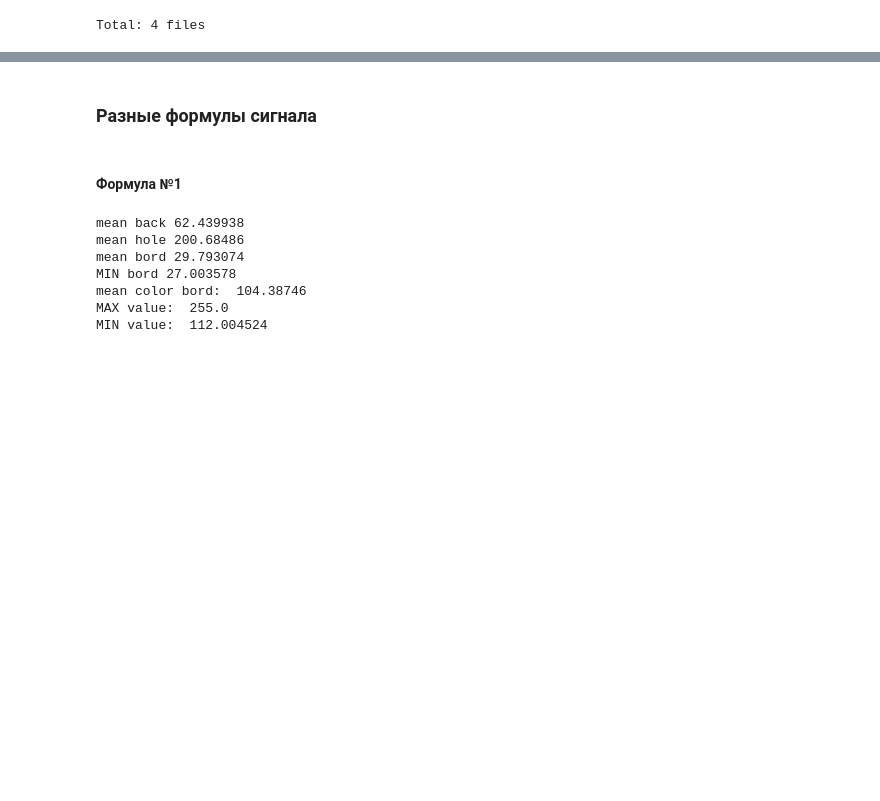
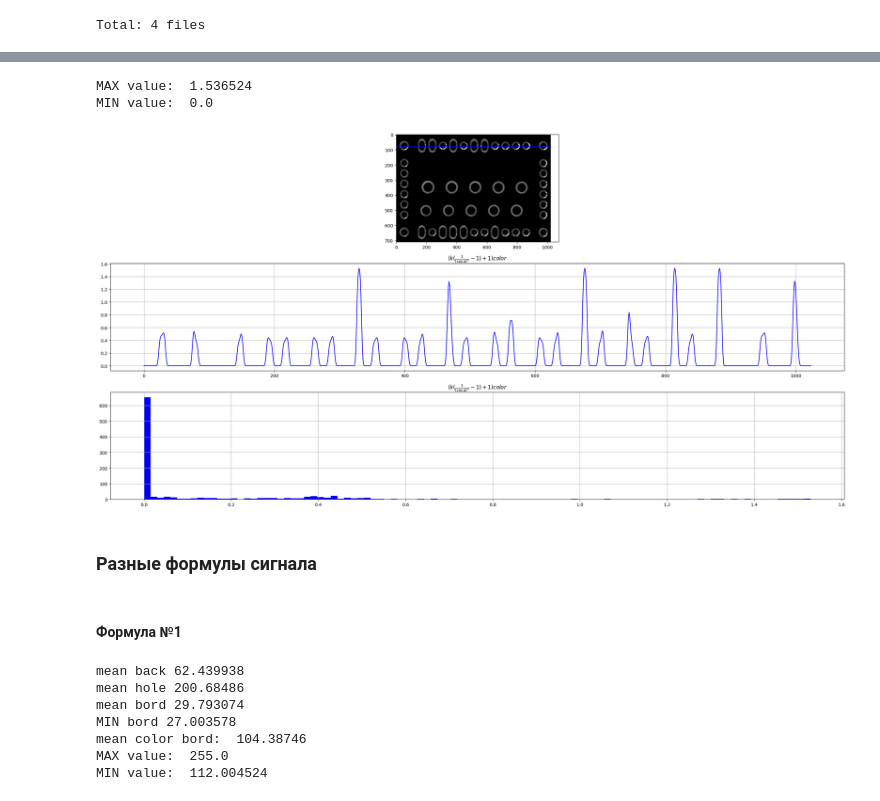
Before and after one commit to sadevans/sem_simulator, a Jupyter notebook: optimize.ipynb, the cells around one changed output, grey strips where cells are left out. Saved outputs shown, nothing was run; the diff lists cells and outputs as text; code cells hidden in the pictures; blank space fills up the shorter version.

```diff
--- a/optimize.ipynb
+++ b/optimize.ipynb
@@ -283,3 +291,22 @@ Text(0.5, 1.0, 'color_map')
+# %%
+fig, ax = plt.subplots(3, 1, figsize=(30, 15))
+ax[0].imshow(new_angles, cmap='gray')
+ax[0].plot([0,new_angles.shape[1]], [80, 80], color='blue')
+
+ax[1].plot(new_angles[80, :], color='blue')
+ax[1].grid()
+ax[1].set_title(r'$(k(\frac{1}{(\cos a)^n} - 1) + 1)color$')
+
+ax[2].hist(new_angles[80, :], color='blue', bins=100)
+ax[2].grid()
+ax[2].set_title(r'$(k(\frac{1}{(\cos a)^n} - 1) + 1)color$')
+
+print('MAX value: ', new_angles.ravel().max())
+print('MIN value: ', new_angles.ravel().min())
+# %% [output]
+MAX value:  1.536524
+MIN value:  0.0
+[figure, added]
 # %% [markdown]
 ### Разные формулы сигнала
 # %% [markdown]
```
Also changed, not shown: parts of 8 cells of this notebook, 1 other file.
